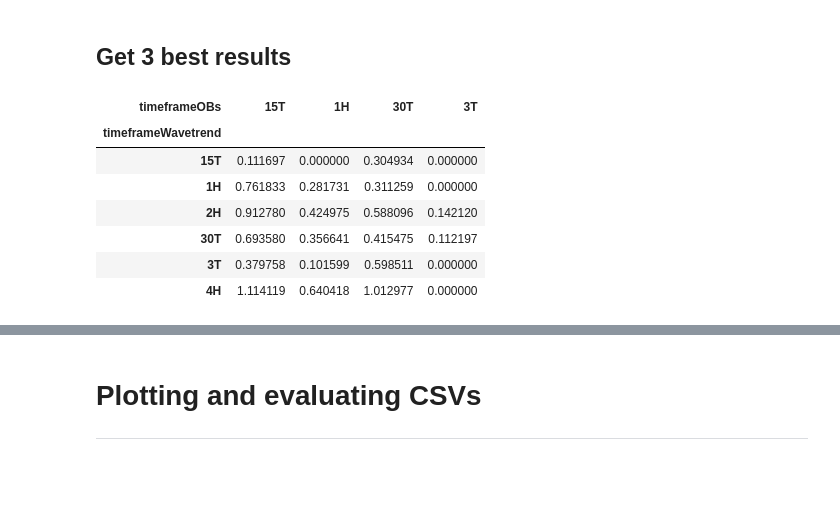
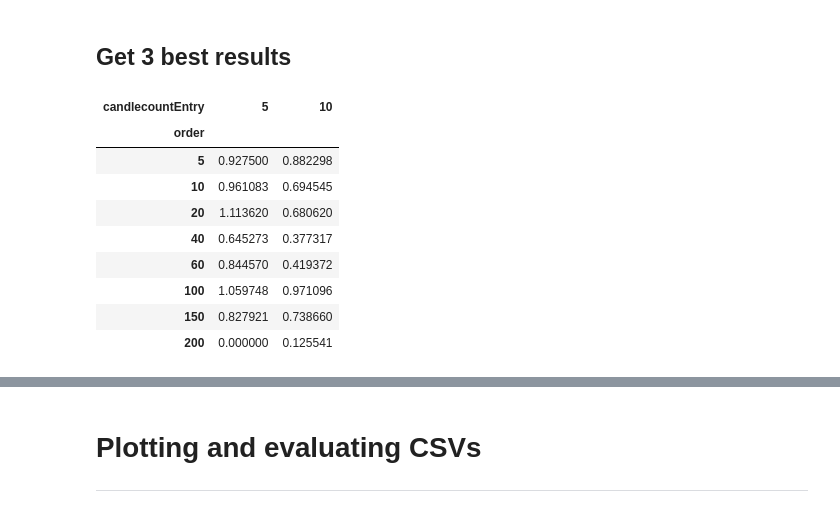
Before and after one commit to d3nnis2001/PIES, a Jupyter notebook: algo.ipynb, the cells around one changed output, grey strips where cells are left out. Drawn from its saved outputs; the diff is of its cells as text; code cells hidden in the pictures; blank space fills up the shorter version.

```diff
--- a/algo.ipynb
+++ b/algo.ipynb
@@ -77,14 +77,28 @@ Falls ihr irgendwelche anderen Befehle braucht wie z.B. eine LimitOrder oder sow
 
 - https://kernc.github.io/backtesting.py/doc/backtesting/backtesting.html#gsc.tab=0
 # %%
-indexes = argrelextrema(eurusd['Close'][:1000].values, np.greater, order=20)[0]
-values = eurusd['Close'][:1000].iloc[indexes]
+indexes = argrelextrema(auxusd['High'][:1000].values, np.greater, order=20)[0]
+values = auxusd['High'][:1000].iloc[indexes]
 
-indexeslower = argrelextrema(eurusd['Close'][:1000].values, np.less, order=20)[0]
-valueslower = eurusd['Close'][:1000].iloc[indexeslower]
+indexeslower = argrelextrema(auxusd['Low'][:1000].values, np.less, order=20)[0]
+valueslower = auxusd['Low'][:1000].iloc[indexeslower]
 
 plt.figure(figsize=(20,10))
-plt.plot(eurusd['Close'][:1000])
+plt.plot(auxusd['Close'][:1000])
 plt.scatter(values.index, values.values, c='r')
 plt.scatter(valueslower.index, valueslower.values, c='r')
+
+def pivotPoints(df, order, band):
+    if(band==1):
+        indexes = argrelextrema(df['High'].values, np.greater, order=order)[0]
+        listHigh = pd.Series(np.nan, index=df.index)
+        listHigh.iloc[indexes] = df["High"].iloc[indexes]
+        listHigh = listHigh.fillna(method='ffill')
+        return listHigh
+    elif(band==0):
+        indexeslower = argrelextrema(df['Low'].values, np.less, order=order)[0]
+        listLow = pd.Series(np.nan, index=df.index)
+        listLow.iloc[indexeslower] = df["Low"].iloc[indexeslower]
+        listLow = listLow.fillna(method="ffill")
+        return listLow
 # %% [output]
@@ -569,12 +645,12 @@ GridPlot(id='p7914', ...)
 # Parameter Optimization
 ---
 # %%
-bt = Backtest(usdjpy, PIES, cash=1000000, commission=0.00, exclusive_orders=True)
+bt = Backtest(auxusd, WL, cash=1000000, commission=0.00, exclusive_orders=True)
 output = bt.run()
 
 stats, heatmap = bt.optimize(
-    timeframeOBs = ["3T", "15T", "30T", "1H"],
-    timeframeWavetrend = ["3T", "15T", "30T", "1H", "2H", "4H"],
+    order = [5, 10, 20, 40, 60, 100, 150, 200],
+    candlecountEntry = [5, 10],
     maximize='Sharpe Ratio',
     max_tries=100,
     return_heatmap=True,
@@ -583,17 +659,19 @@ stats, heatmap = bt.optimize(
 # %% [markdown]
 ## Get 3 best results
 # %%
-hm = heatmap.groupby(['timeframeWavetrend', 'timeframeOBs']).mean().unstack()
+hm = heatmap.groupby(['order', 'candlecountEntry']).mean().unstack()
 hm
 # %% [output]
-| timeframeOBs | 15T | 1H | 30T | 3T |
-| timeframeWavetrend |  |  |  |  |
-| 15T | 0.111697 | 0.000000 | 0.304934 | 0.000000 |
-| 1H | 0.761833 | 0.281731 | 0.311259 | 0.000000 |
-| 2H | 0.912780 | 0.424975 | 0.588096 | 0.142120 |
-| 30T | 0.693580 | 0.356641 | 0.415475 | 0.112197 |
-| 3T | 0.379758 | 0.101599 | 0.598511 | 0.000000 |
-| 4H | 1.114119 | 0.640418 | 1.012977 | 0.000000 |
+| candlecountEntry | 5 | 10 |
+| order |  |  |
+| 5 | 0.927500 | 0.882298 |
+| 10 | 0.961083 | 0.694545 |
+| 20 | 1.113620 | 0.680620 |
+| 40 | 0.645273 | 0.377317 |
+| 60 | 0.844570 | 0.419372 |
+| 100 | 1.059748 | 0.971096 |
+| 150 | 0.827921 | 0.738660 |
+| 200 | 0.000000 | 0.125541 |
 # %%
 %matplotlib inline
 
```
Also changed, not shown: parts of 10 cells of this notebook, 3 other files.
